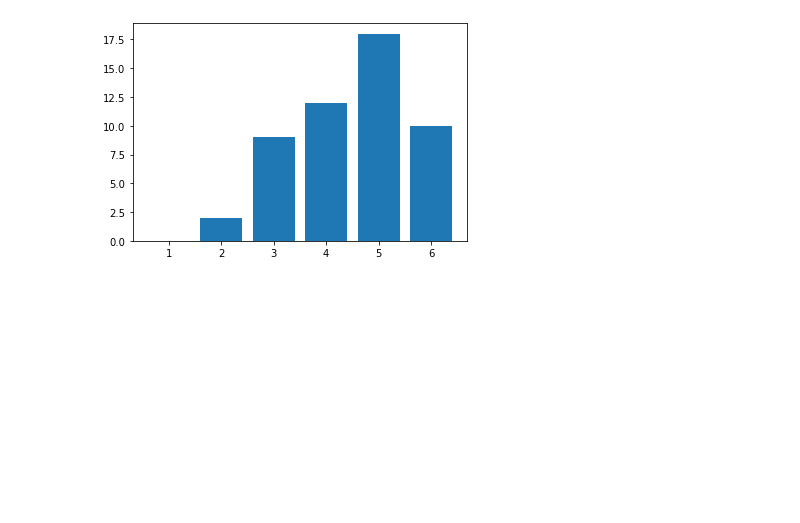
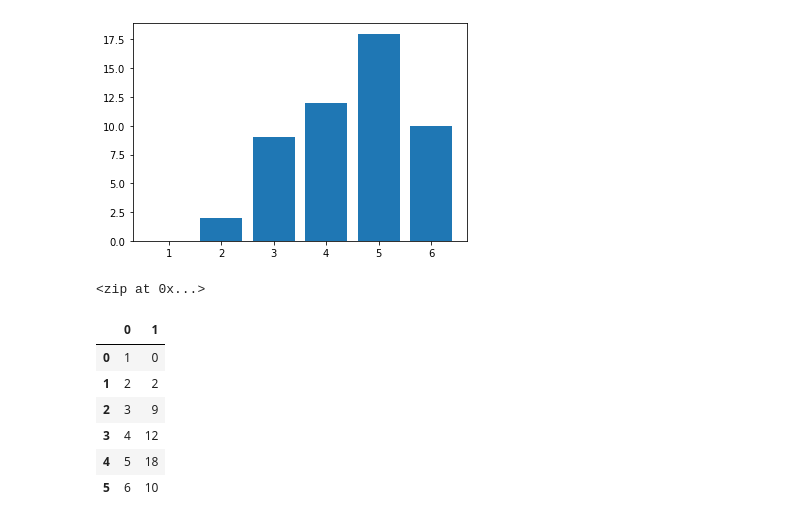
Before and after one commit to MichaelHarnett/WORDLEscoreboard, a Jupyter notebook: Untitled2.ipynb, the cells around one changed output. Saved outputs shown, nothing was run; the diff lists cells and outputs as text; code cells hidden in the pictures; blank space fills up the shorter version.

```diff
--- a/Untitled2.ipynb
+++ b/Untitled2.ipynb
@@ -280,3 +280,19 @@ plt.bar(x_range, michael_guesscount)
 # %% [output]
 <BarContainer object of 6 artists>
 [figure]
+# %%
+mike_guessdict = zip(x_range, michael_guesscount)
+# %%
+mike_guessdict
+# %% [output]
+<zip at 0x...>
+# %%
+pd.DataFrame(mike_guessdict)
+# %% [output]
+|  | 0 | 1 |
+| 0 | 1 | 0 |
+| 1 | 2 | 2 |
+| 2 | 3 | 9 |
+| 3 | 4 | 12 |
+| 4 | 5 | 18 |
+| 5 | 6 | 10 |
```
Also changed, not shown: parts of 2 cells of this notebook, 1 other file.
